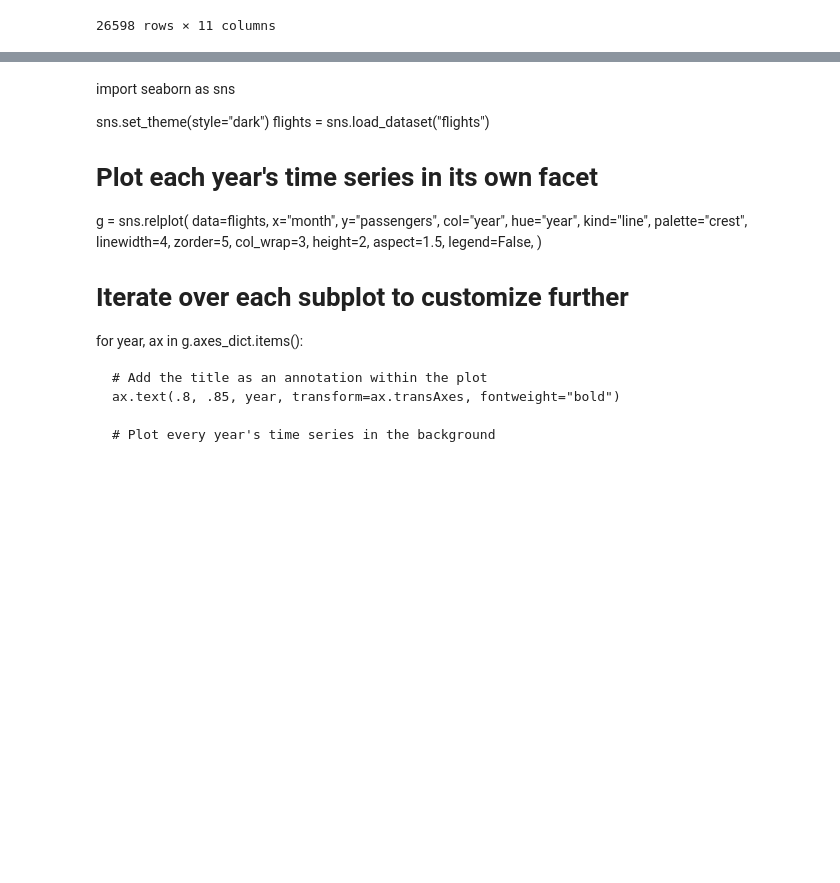
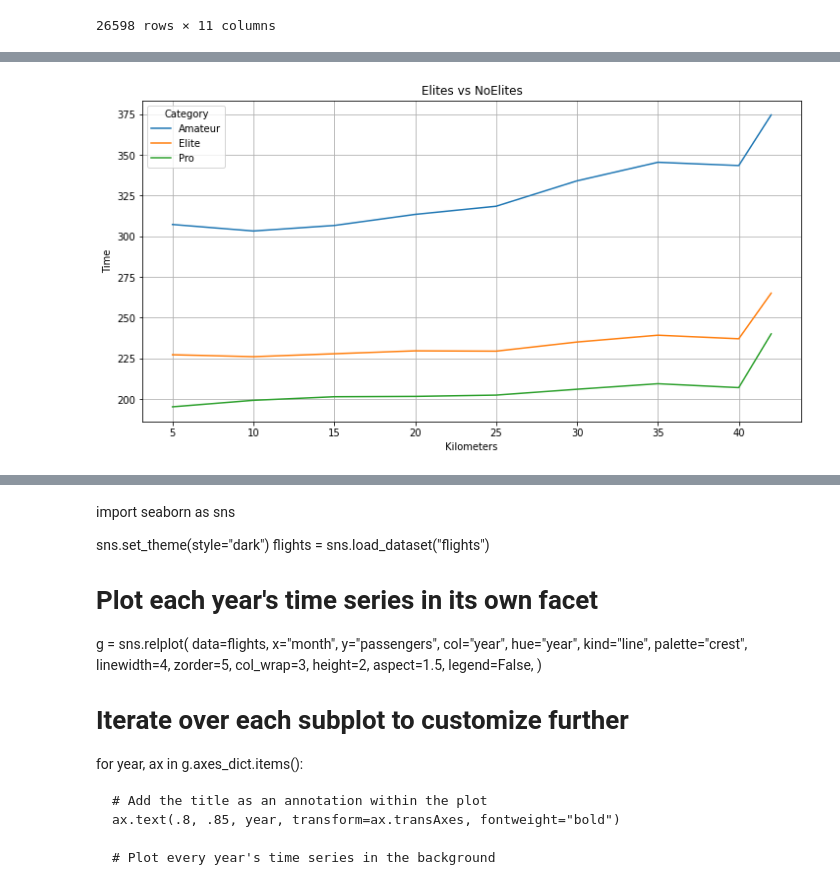
Before and after one commit to isra-st/BostonMarathon_RunningMagazine, a Jupyter notebook: # Analysis of Data Frames.ipynb, the cells around one changed output, grey strips where cells are left out. Cells and saved outputs as stored; diff of their text form; code cells hidden in the pictures; blank space fills up the shorter version.

```diff
--- a/# Analysis of Data Frames.ipynb
+++ b/# Analysis of Data Frames.ipynb
@@ -1262,0 +1424,2 @@ lst = pace_chart['value'].tolist()
+# %%
+provsamateur_2015_avg = provsamateur_2015.groupby('Category')[['5K', '10K', '15K', '20K', 'Half', '25K', '30K', '35K','40K', 'Official Time']].agg('mean').round()
@@ -1262,0 +1441,2 @@ lst = pace_chart['value'].tolist()
+# %%
+provsamateur_2015_avg = provsamateur_2015_avg.reset_index()
@@ -1262,0 +1486,4 @@ lst = pace_chart['value'].tolist()
+# %%
+provsamateur_2015_avg_sec = seconds5K_cat(provsamateur_2015_avg)
+# %%
+provsamateur_2015_avg_melt = provsamateur_2015_avg_sec.melt(id_vars=['Category'])
@@ -1262,0 +1510,10 @@ lst = pace_chart['value'].tolist()
+# %%
+fig=plt.figure(figsize=(12,6))
+strategy_winners = sns.lineplot(data=provsamateur_2015_avg_melt, y='value', x='variable', hue='Category')
+plt.grid()
+plt.title('Elites vs NoElites')
+plt.ylabel('Time')
+plt.xlabel('Kilometers')
+plt.show()
+# %% [output]
+[figure, added]
```
Also changed, not shown: parts of 42 cells of this notebook.
